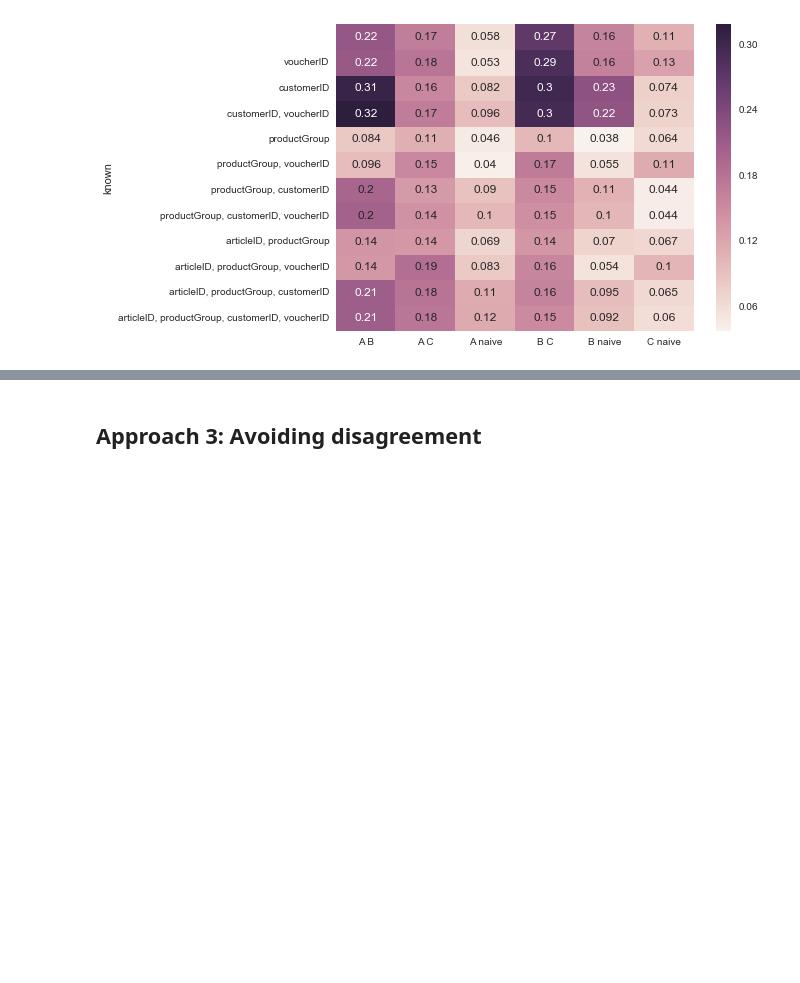
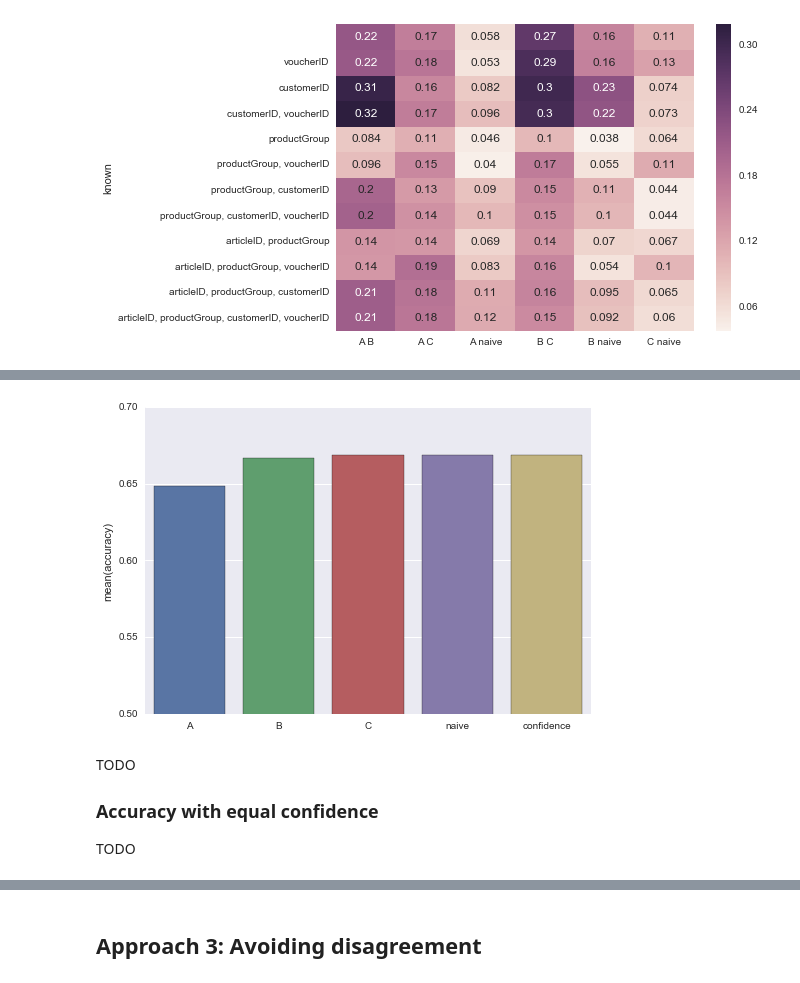
Before and after one commit to busfahren/dmc-results, a Jupyter notebook: merge.ipynb, the cells around one changed output, grey strips where cells are left out. Cells and saved outputs as stored; diff of their text form; code cells hidden in the pictures; blank space fills up the shorter version.

```diff
--- a/merge.ipynb
+++ b/merge.ipynb
@@ -64,8 +60,8 @@ For each row, take the most common prediction. As we have 3 teams there is alway
 
 The naive majority vote assumes that each classifier is equally good and always equally confident. It uses relies on the least assumptions about performance evaluation and confidence comparability.
 # %%
-class_naive = merge.naive_majority_vote(class_imputed)
-test_naive = merge.naive_majority_vote(test_imputed)
+test_naive = merge.naive_majority_vote(test_predictions)
+class_naive = merge.naive_majority_vote(class_predictions)
 # %% [markdown]
 This approach can be evaluated on the test set; the result is shown in the figure below.
 # %%
@@ -125,4 +104,7 @@ The accuracy, we believe, is the best predictor of a classifier's performance in
 # %%
-weights = pd.Series([1,1,1], index=class_imputed['prediction'].columns)
-test_weighted_confidence = merge.weighted_majority_vote(test_imputed, weights)
-class_weighted_confidence = merge.weighted_majority_vote(class_imputed, weights)
+# Equal weight for each classifier
+equal_weights = pd.Series([1,1,1], index=['A', 'B', 'C'])
+
+# Calculate majority vote for test and classification data
+test_weighted_confidence = merge.weighted_majority_vote(test_imputed, equal_weights)
+class_weighted_confidence = merge.weighted_majority_vote(class_imputed, equal_weights)
@@ -132,0 +111,16 @@ class_weighted_accuracy = merge.weighted_majority_vote(class_imputed, weights)
+# %%
+merged = test_naive.copy()
+merged['prediction', 'confidence'] = test_weighted_confidence['prediction']['weighted']
+
+# Calculate mean accuracies
+mean_accuracies = evaluate.mean_accuracies(merged)
+
+# Barplot
+ax = sns.barplot(x=mean_accuracies.index, y=mean_accuracies['accuracy'])
+lim = ax.set_ylim([0.5, 0.7])
+# %% [output]
+[figure, added]
+# %% [markdown]
+TODO
+### Accuracy with equal confidence
+TODO
```
Also changed, not shown: parts of 17 cells of this notebook, 3 other files.
